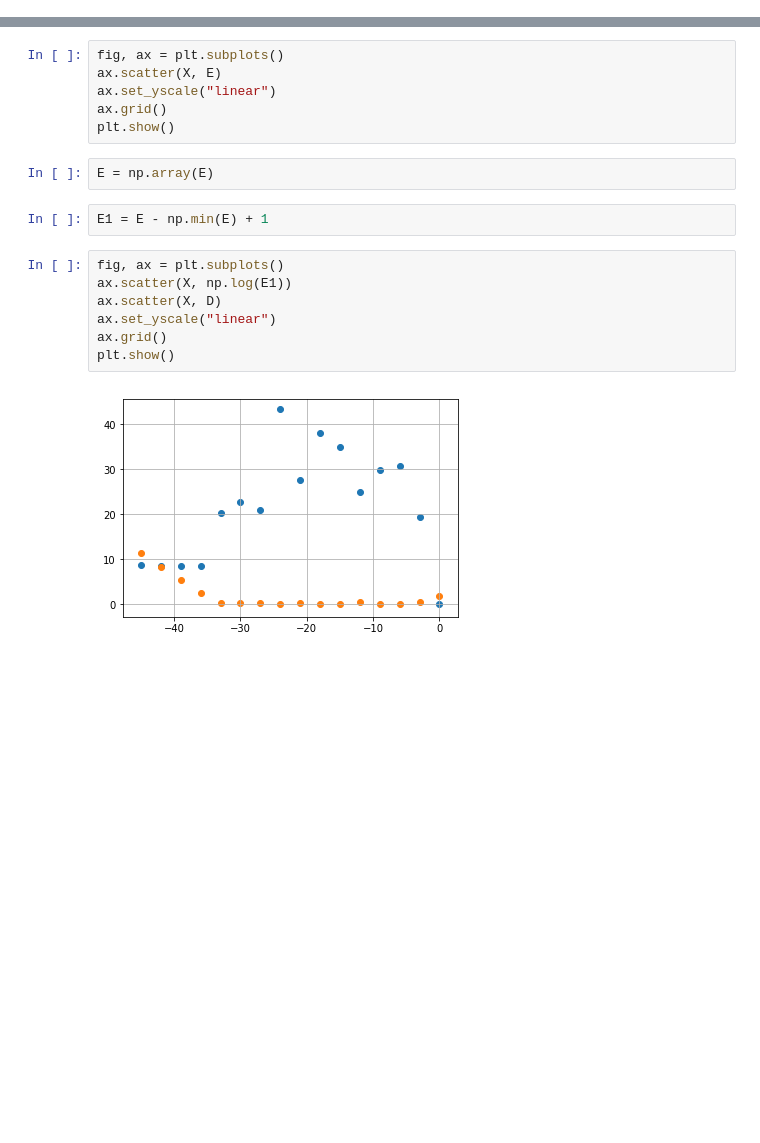
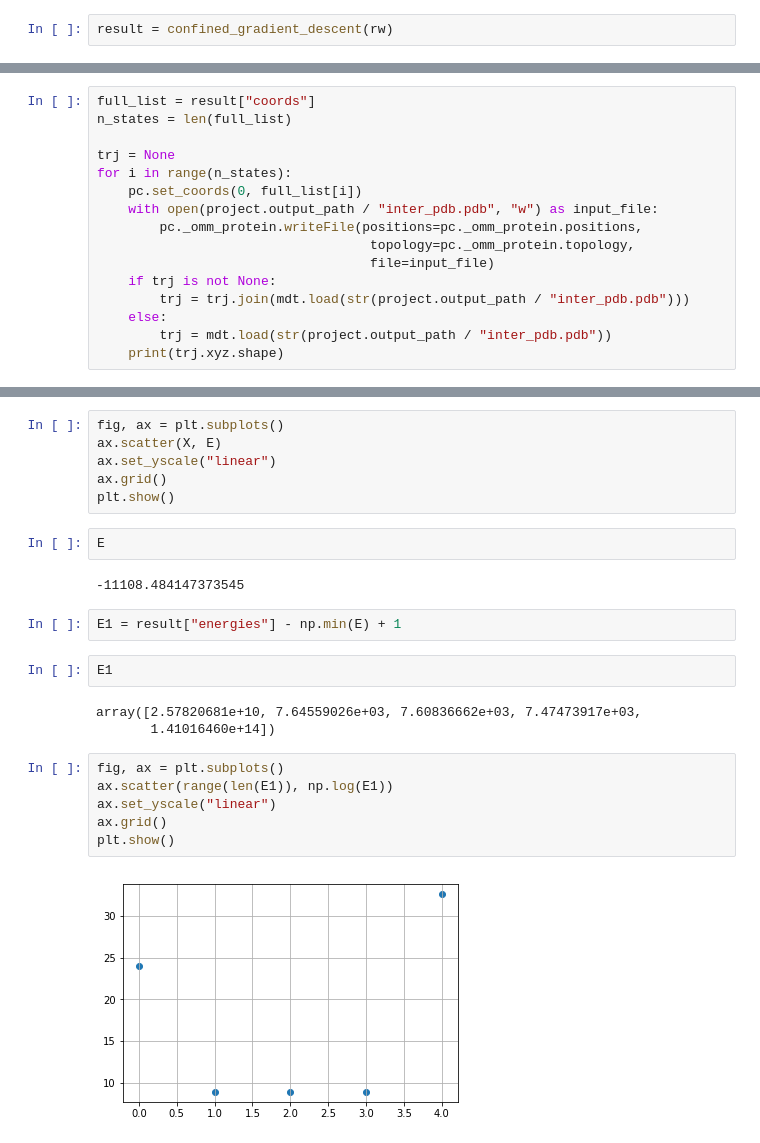
Before and after one commit to Senbjorn/DiplomaPython, a Jupyter notebook: source/notebook_test_pc.ipynb, the cells around one changed output, grey strips where cells are left out. Cells and saved outputs as stored; diff of their text form; blank space fills up the shorter version.

```diff
--- a/source/notebook_test_pc.ipynb
+++ b/source/notebook_test_pc.ipynb
@@ -141,0 +238,2 @@ array([ 5.35275808, 24.43508028,  6.60506627])
+# %%
+result = confined_gradient_descent(rw)
@@ -141,0 +270,16 @@ array([ 5.35275808, 24.43508028,  6.60506627])
+# %%
+full_list = result["coords"]
+n_states = len(full_list)
+
+trj = None
+for i in range(n_states):
+    pc.set_coords(0, full_list[i])
+    with open(project.output_path / "inter_pdb.pdb", "w") as input_file:
+        pc._omm_protein.writeFile(positions=pc._omm_protein.positions,
+                                   topology=pc._omm_protein.topology,
+                                   file=input_file)
+    if trj is not None:
+        trj = trj.join(mdt.load(str(project.output_path / "inter_pdb.pdb")))
+    else:
+        trj = mdt.load(str(project.output_path / "inter_pdb.pdb"))
+    print(trj.xyz.shape)
@@ -169,16 +317,22 @@ ax.scatter(X, E)
 ax.set_yscale("linear")
 ax.grid()
 plt.show()
-# %%
-E = np.array(E)
+# %%
+E
+# %% [output]
+-11108.484147373545
 # %%
-E1 = E - np.min(E) + 1
+E1 = result["energies"] - np.min(E) + 1
+# %%
+E1
+# %% [output]
+array([2.57820681e+10, 7.64559026e+03, 7.60836662e+03, 7.47473917e+03,
+       1.41016460e+14])
 # %%
 fig, ax = plt.subplots()
-ax.scatter(X, np.log(E1))
-ax.scatter(X, D)
+ax.scatter(range(len(E1)), np.log(E1))
 ax.set_yscale("linear")
 ax.grid()
 plt.show()
 # %% [output]
-[figure, old version]
+[figure, new version]
```
Also changed, not shown: parts of 18 cells of this notebook, 2 other files.
